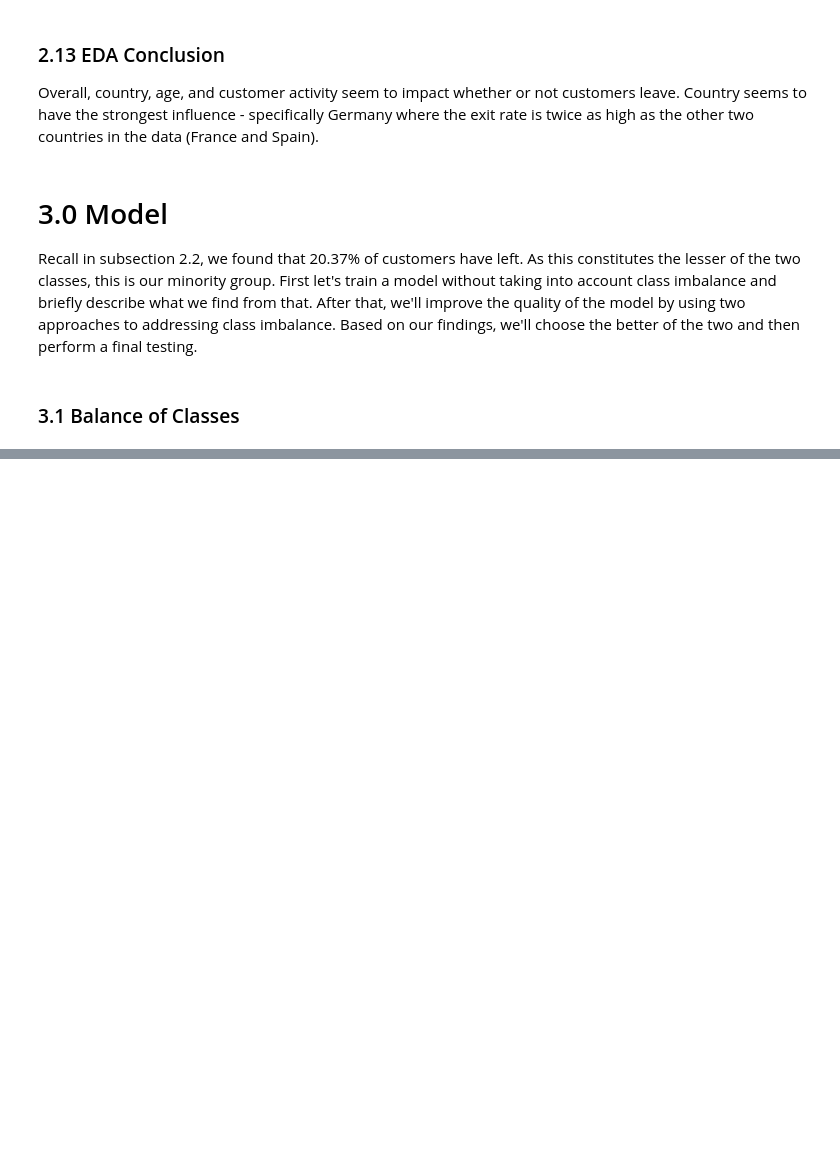
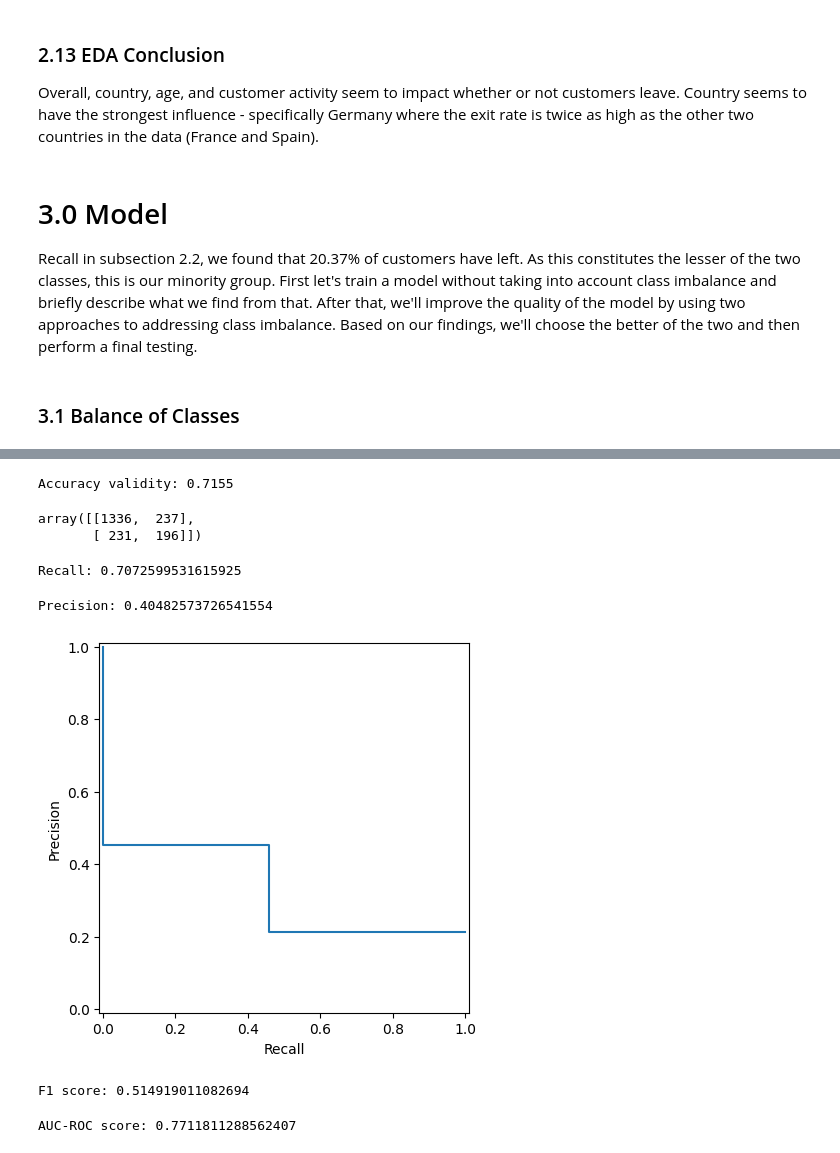
Before and after one commit to Vyncent-vdW/sprint_eight_supervised_learning, a Jupyter notebook: sprint_eight_supervised_learning_nb.ipynb, the cells around one changed output, grey strips where cells are left out. Drawn from its saved outputs; the diff is of its cells as text; code cells hidden in the pictures; blank space fills up the shorter version.

Commit message:
Preparing to tune the model.

```diff
--- a/sprint_eight_supervised_learning_nb.ipynb
+++ b/sprint_eight_supervised_learning_nb.ipynb
@@ -747,0 +762,53 @@ DecisionTreeClassifier()
+# %%
+model = LogisticRegression(random_state=12345,
+                           class_weight=
+                           'balanced',
+                           solver='liblinear')
+model.fit(features_train, target_train)
+prediction_valid = model.predict(features_valid)
+accuracy_valid = accuracy_score(target_valid,
+                                prediction_valid)
+
+print(f'Accuracy validity: {accuracy_valid}')
+# %% [output]
+Accuracy validity: 0.7155
+# %%
+matrix = confusion_matrix(target_valid, prediction_valid)
+matrix
+# %% [output]
+array([[1336,  237],
+       [ 231,  196]])
+# %%
+recall = recall_score(target_valid, prediction_valid)
+print(f'Recall: {recall}')
+# %% [output]
+Recall: 0.7072599531615925
+# %%
+precision = precision_score(target_valid, prediction_valid)
+print(f'Precision: {precision}')
+# %% [output]
+Precision: 0.40482573726541554
+# %%
+precision, recall, _ = precision_recall_curve(target_valid, prediction_valid)
+disp = PrecisionRecallDisplay(precision=precision, recall=recall)
+disp.plot()
+
+plt.show()
+# %% [output]
+[figure, added]
+# %%
+f1 = f1_score(target_valid, prediction_valid)
+print(f'F1 score: {f1}')
+# %% [output]
+F1 score: 0.514919011082694
+# %%
+probabilities_valid = model.predict_proba(features_valid)
+probabilities_one_valid = probabilities_valid[:, 1]
+
+fpr, tpr, thresholds = roc_curve(target_valid, probabilities_one_valid)
+
+auc_roc = roc_auc_score(target_valid, probabilities_one_valid)
+
+print(f'AUC-ROC score: {auc_roc}')
+# %% [output]
+AUC-ROC score: 0.7711811288562407
```
Also changed, not shown: parts of 8 cells of this notebook.
